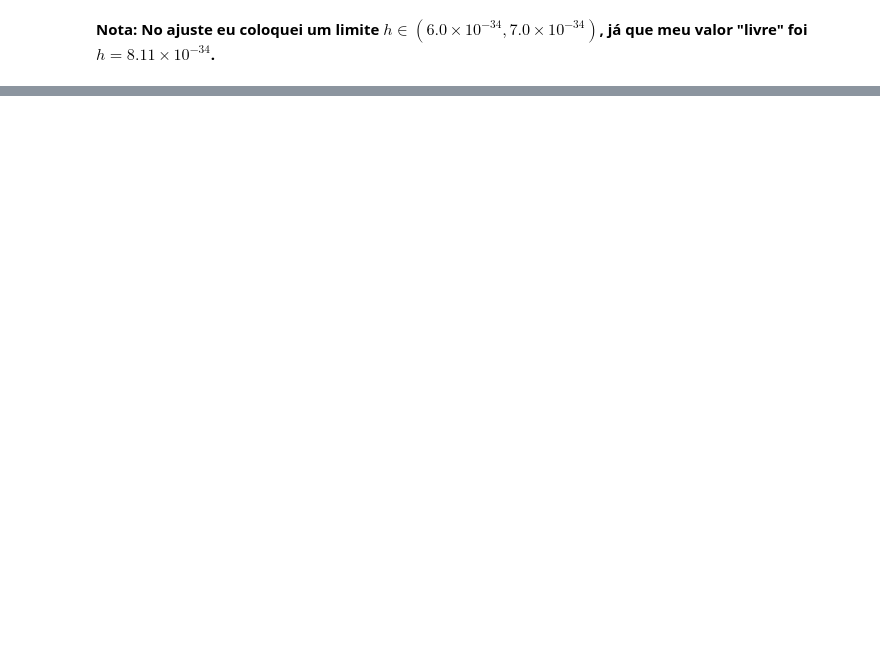
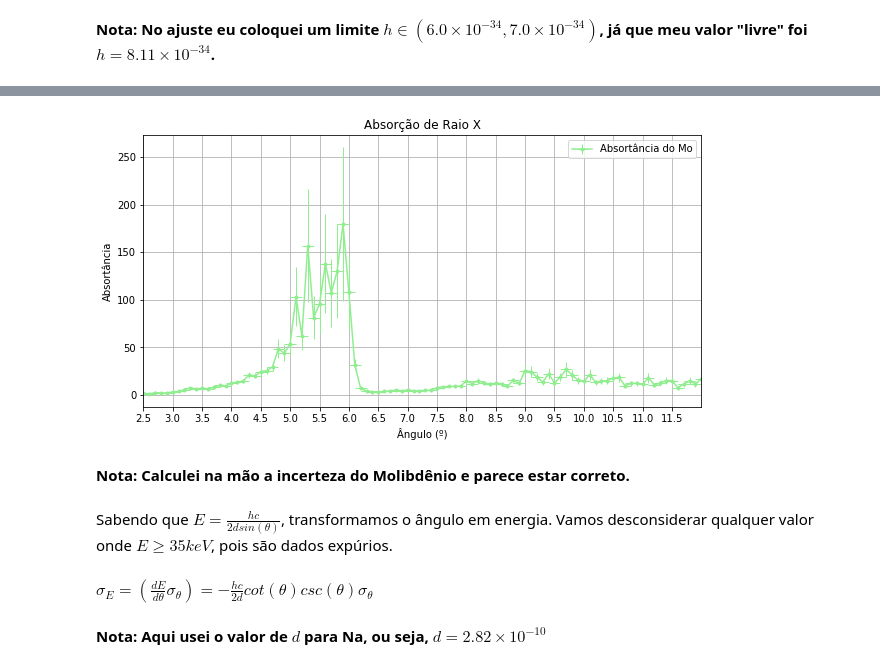
Before and after one commit to leonardovaladao/QuantumLab, a Jupyter notebook: 3. RaioX/Análise.ipynb, the cells around one changed output, grey strips where cells are left out. Cells and saved outputs as stored; diff of their text form; code cells hidden in the pictures; blank space fills up the shorter version.

```diff
--- a/3. RaioX/Análise.ipynb
+++ b/3. RaioX/Análise.ipynb
@@ -379,0 +450,25 @@ $\sigma_h = $
+# %%
+plt.figure(figsize=(10,5))
+plt.errorbar(df3['teta'], df3['nofilter']/df3['Mo'], label='Absortância do Mo',
+             xerr=df3inctet, yerr=df3incabsmo,
+             elinewidth=1,
+        marker='.', lw=1.5, color='lightgreen')
+
+plt.title('Absorção de Raio X')
+plt.xlabel('Ângulo (º)')
+plt.ylabel('Absortância')
+plt.xticks(np.arange(2.5,12,0.5))
+plt.xlim(2.5,12)
+plt.legend()
+plt.grid()
+plt.show()
+# %% [output]
+[figure, added]
+# %% [markdown]
+**Nota: Calculei na mão a incerteza do Molibdênio e parece estar correto.**
+# %% [markdown]
+Sabendo que $E = \frac{hc}{2d sin(\theta)}$, transformamos o ângulo em energia. Vamos desconsiderar qualquer valor onde $E \geq 35keV$, pois são dados expúrios.
+# %% [markdown]
+$\sigma_E = (\frac{dE}{d\theta} \sigma_\theta) = -\frac{hc}{2d} cot(\theta) csc(\theta) \sigma_\theta$
+# %% [markdown]
+**Nota: Aqui usei o valor de $d$ para Na, ou seja, $d=2.82\times10^{-10}$**
```
Also changed, not shown: parts of 38 cells of this notebook.
